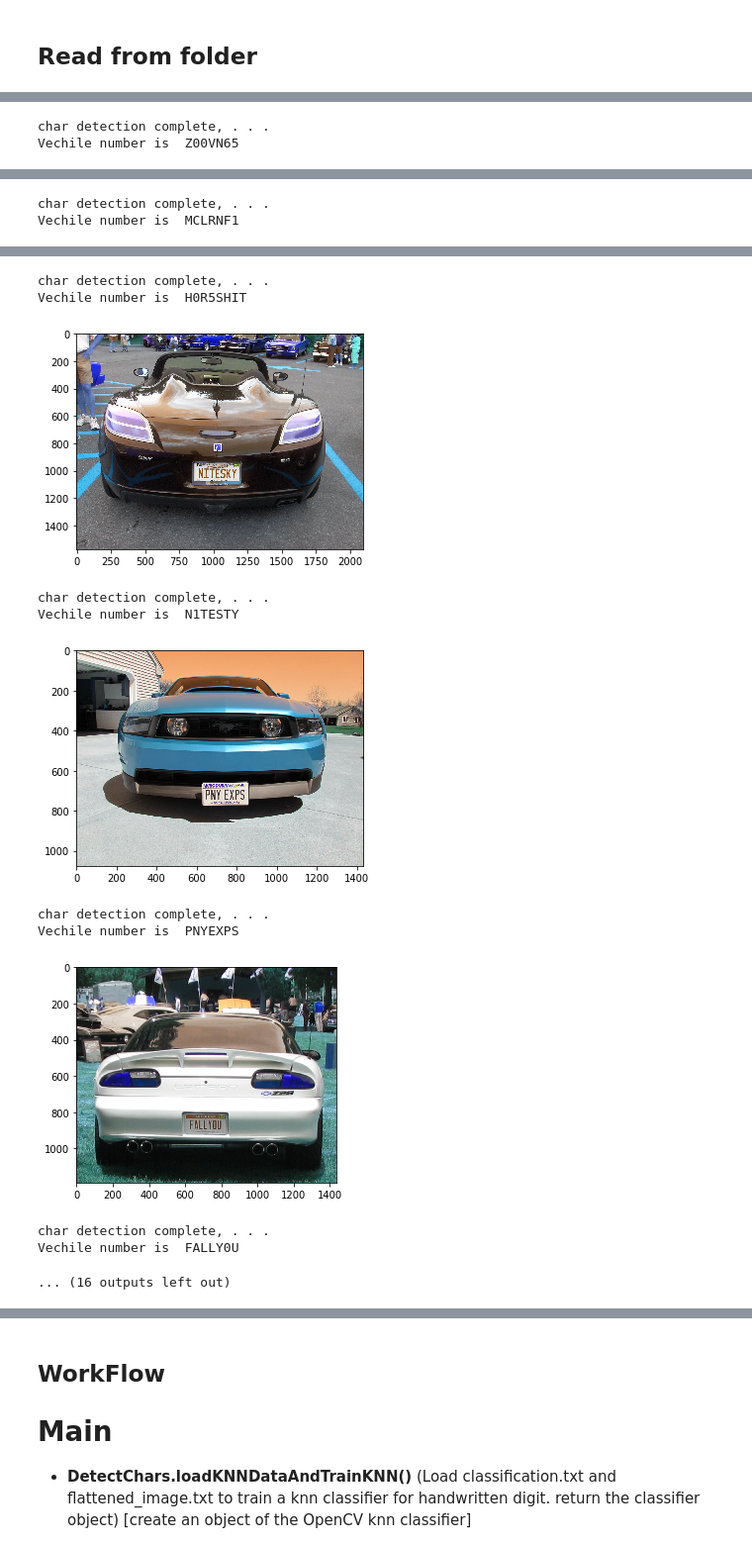
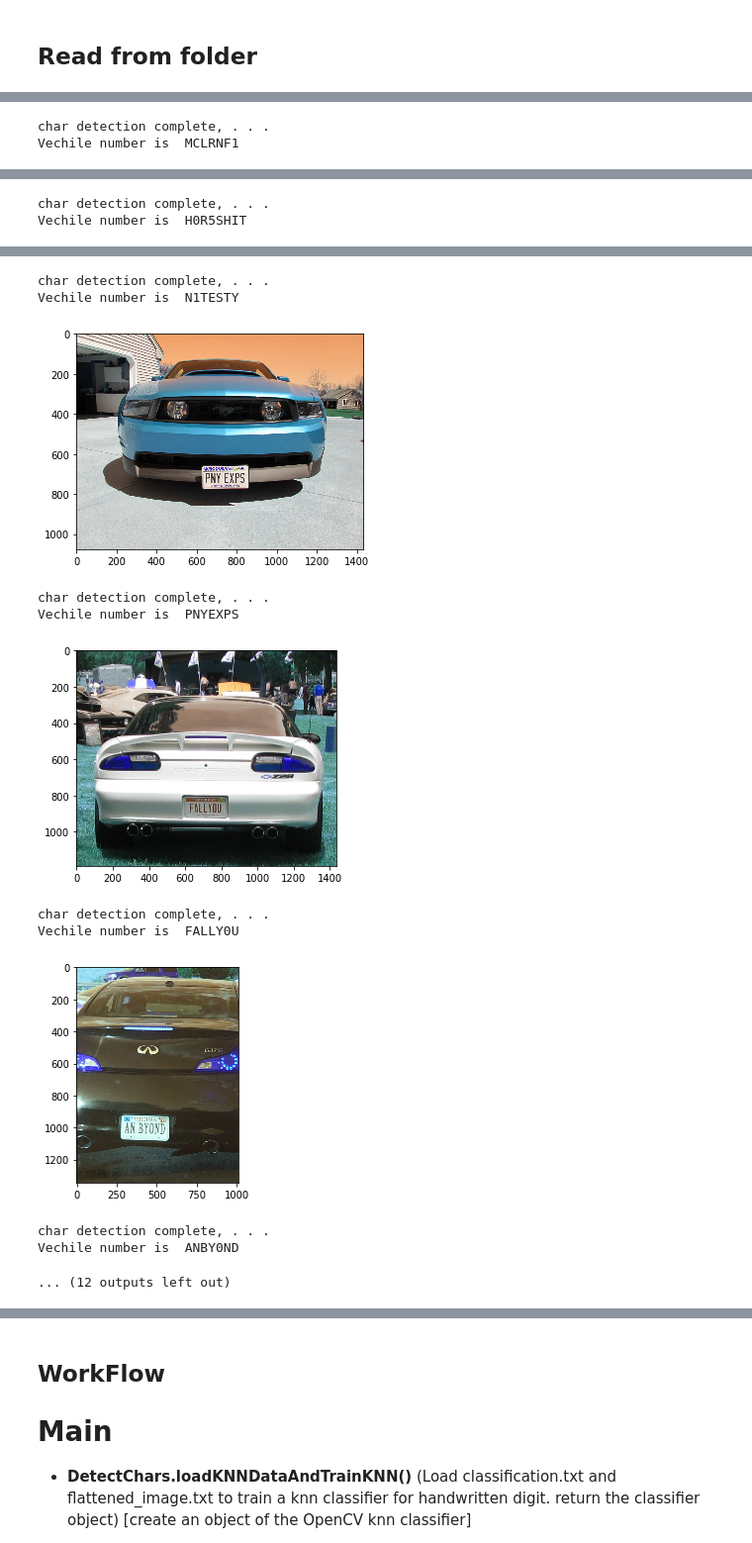
Before and after one commit to Subhraj07/Machine_Learning_Models, a Jupyter notebook: MLpractice/CEREBRINOCS/test.ipynb, the cells around one changed output, grey strips where cells are left out. Shown at 99% size. Drawn from its saved outputs; the diff is of its cells as text; code cells hidden in the pictures.

```diff
--- a/MLpractice/CEREBRINOCS/test.ipynb
+++ b/MLpractice/CEREBRINOCS/test.ipynb
@@ -1036,10 +1036,10 @@ Vechile number is  SGO1162
 # %%
 from os import listdir
 
-path = '/content/drive/My Drive/Vehicle_Licenseplate_Detection/Datasets/LicPlateImages'
+img_path = '/content/drive/My Drive/Vehicle_Licenseplate_Detection/Datasets/LicPlateImages'
 
-for f in listdir(path):
-  img = path + "/" + f
+for f in listdir(img_path):
+  img = img_path + "/" + f
   strChars,imgplate = main(img)
   print("Vechile number is ", strChars)
 # %% [output]
@@ -1047,2 +1047,2 @@ for f in listdir(path):
 char detection complete, . . .
-Vechile number is  Z00VN65
+Vechile number is  MCLRNF1
@@ -1050,2 +1050,2 @@ Vechile number is  Z00VN65
 char detection complete, . . .
-Vechile number is  MCLRNF1
+Vechile number is  H0R5SHIT
@@ -1053,13 +1053,13 @@ Vechile number is  MCLRNF1
 char detection complete, . . .
-Vechile number is  H0R5SHIT
+Vechile number is  N1TESTY
-[figure, old version]
+[figure, new version]
 char detection complete, . . .
-Vechile number is  N1TESTY
+Vechile number is  PNYEXPS
-[figure, old version]
+[figure, new version]
 char detection complete, . . .
-Vechile number is  PNYEXPS
+Vechile number is  FALLY0U
-[figure, old version]
+[figure, new version]
 char detection complete, . . .
-Vechile number is  FALLY0U
+Vechile number is  ANBY0ND
-... (16 outputs left out)
+... (12 outputs left out)
 # %%
```
Also changed, not shown: parts of 3 cells of this notebook.
